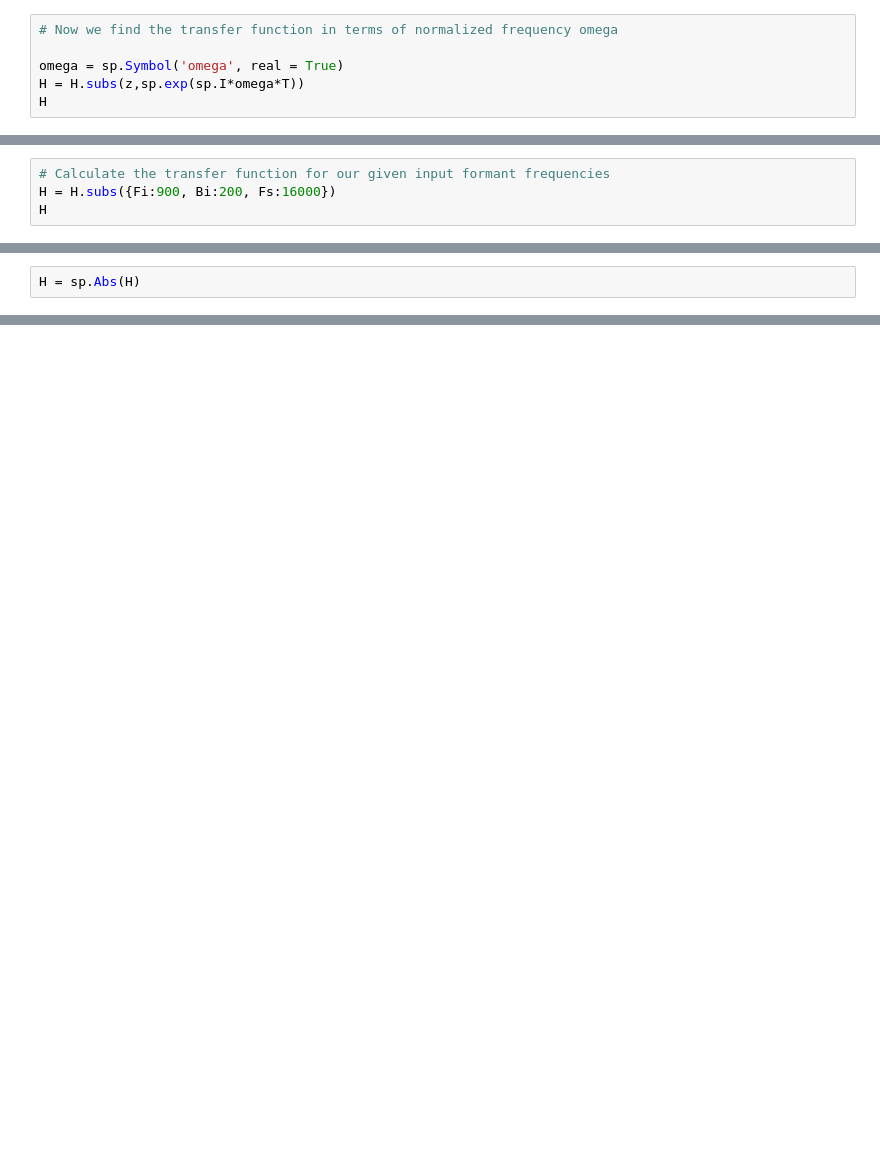
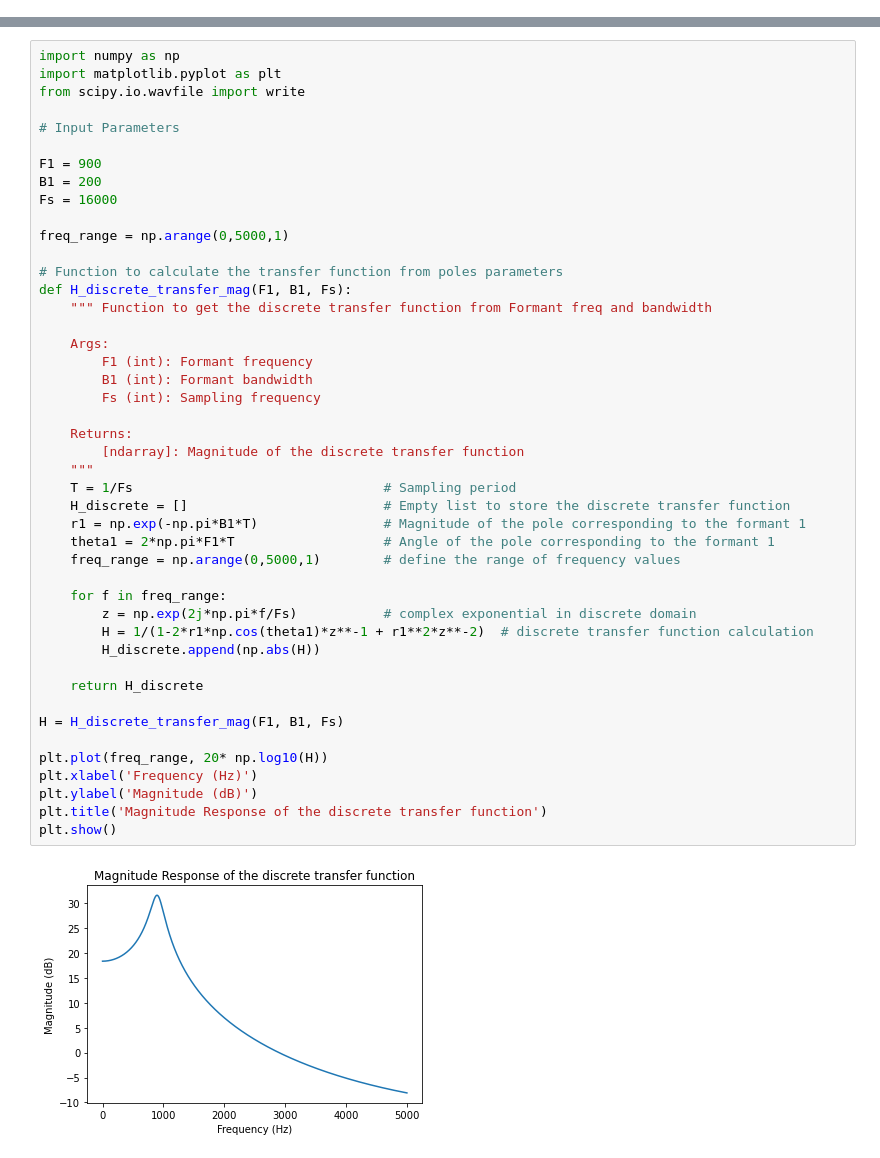
Before and after one commit to TheShiningVampire/EE679_Programming_Assignments, a Jupyter notebook: A_1.ipynb, the cells around one changed output, grey strips where cells are left out. Saved outputs shown, nothing was run; the diff lists cells and outputs as text; blank space fills up the shorter version.

```diff
--- a/A_1.ipynb
+++ b/A_1.ipynb
@@ -34,6 +14,0 @@ $\displaystyle \frac{1}{1 - \frac{2 e^{- \pi Bi Fi} \cos{\left(\frac{2 \pi Bi}{F
-# %%
-# Now we find the transfer function in terms of normalized frequency omega
-
-omega = sp.Symbol('omega', real = True)
-H = H.subs(z,sp.exp(sp.I*omega*T))
-H
@@ -42,4 +14,0 @@ $\displaystyle \frac{1}{1 - 2 e^{- \frac{i \omega}{Fs}} e^{- \pi Bi Fi} \cos{\le
-# %%
-# Calculate the transfer function for our given input formant frequencies
-H = H.subs({Fi:900, Bi:200, Fs:16000})
-H
@@ -55,2 +14,0 @@ plot(H, (omega, 0, 5))
-# %%
-H = sp.Abs(H)
@@ -99,0 +36,47 @@ def get_impulse_response(freq, bandwidth):
+# %%
+import numpy as np
+import matplotlib.pyplot as plt
+from scipy.io.wavfile import write
+
+# Input Parameters
+
+F1 = 900
+B1 = 200
+Fs = 16000
+
+freq_range = np.arange(0,5000,1)
+
+# Function to calculate the transfer function from poles parameters
+def H_discrete_transfer_mag(F1, B1, Fs):
+    """ Function to get the discrete transfer function from Formant freq and bandwidth
+
+    Args:
+        F1 (int): Formant frequency
+        B1 (int): Formant bandwidth
+        Fs (int): Sampling frequency
+
+    Returns:
+        [ndarray]: Magnitude of the discrete transfer function
+    """
+    T = 1/Fs                                # Sampling period
+    H_discrete = []                         # Empty list to store the discrete transfer function
+    r1 = np.exp(-np.pi*B1*T)                # Magnitude of the pole corresponding to the formant 1
+    theta1 = 2*np.pi*F1*T                   # Angle of the pole corresponding to the formant 1
+    freq_range = np.arange(0,5000,1)        # define the range of frequency values
+
+    for f in freq_range:
+        z = np.exp(2j*np.pi*f/Fs)           # complex exponential in discrete domain
+        H = 1/(1-2*r1*np.cos(theta1)*z**-1 + r1**2*z**-2)  # discrete transfer function calculation
+        H_discrete.append(np.abs(H))
+
+    return H_discrete
+
+H = H_discrete_transfer_mag(F1, B1, Fs)
+
+plt.plot(freq_range, 20* np.log10(H))
+plt.xlabel('Frequency (Hz)')
+plt.ylabel('Magnitude (dB)')
+plt.title('Magnitude Response of the discrete transfer function')
+plt.show()
+# %% [output]
+[figure, added]
```
Also changed, not shown: parts of 32 cells of this notebook, 11 other files.
